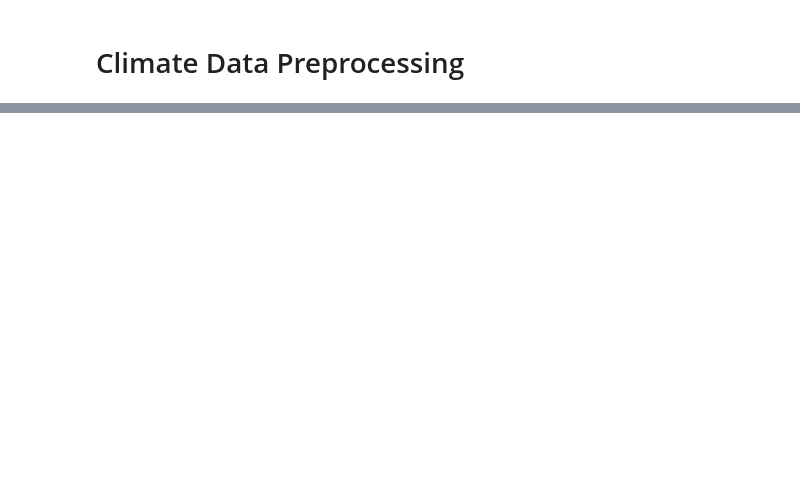
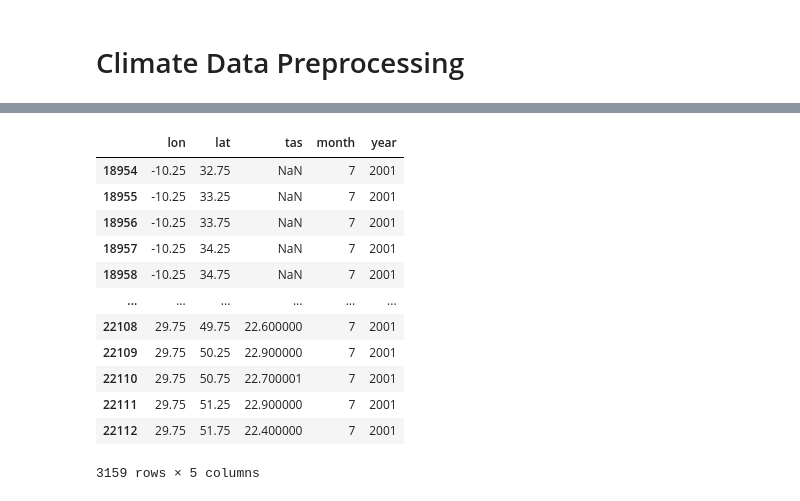
Before and after one commit to TomasDemeter/FireProject, a Jupyter notebook: notebooks/climate_preprocessing.ipynb, the cells around one changed output, grey strips where cells are left out. Cells and saved outputs as stored; diff of their text form; code cells hidden in the pictures; blank space fills up the shorter version.

```diff
--- a/notebooks/climate_preprocessing.ipynb
+++ b/notebooks/climate_preprocessing.ipynb
@@ -65,0 +100,17 @@ data
+# %%
+data = merge_years('CRU_mean_temperature', '../data/climate')
+data[data['year']==2001]
+# %% [output]
+|  | lon | lat | tas | month | year |
+| 18954 | -10.25 | 32.75 | NaN | 7 | 2001 |
+| 18955 | -10.25 | 33.25 | NaN | 7 | 2001 |
+| 18956 | -10.25 | 33.75 | NaN | 7 | 2001 |
+| 18957 | -10.25 | 34.25 | NaN | 7 | 2001 |
+| 18958 | -10.25 | 34.75 | NaN | 7 | 2001 |
+| ... | ... | ... | ... | ... | ... |
+| 22108 | 29.75 | 49.75 | 22.600000 | 7 | 2001 |
+| 22109 | 29.75 | 50.25 | 22.900000 | 7 | 2001 |
+| 22110 | 29.75 | 50.75 | 22.700001 | 7 | 2001 |
+| 22111 | 29.75 | 51.25 | 22.900000 | 7 | 2001 |
+| 22112 | 29.75 | 51.75 | 22.400000 | 7 | 2001 |
+3159 rows × 5 columns
```
Also changed, not shown: parts of 12 cells of this notebook, 1 other file.
